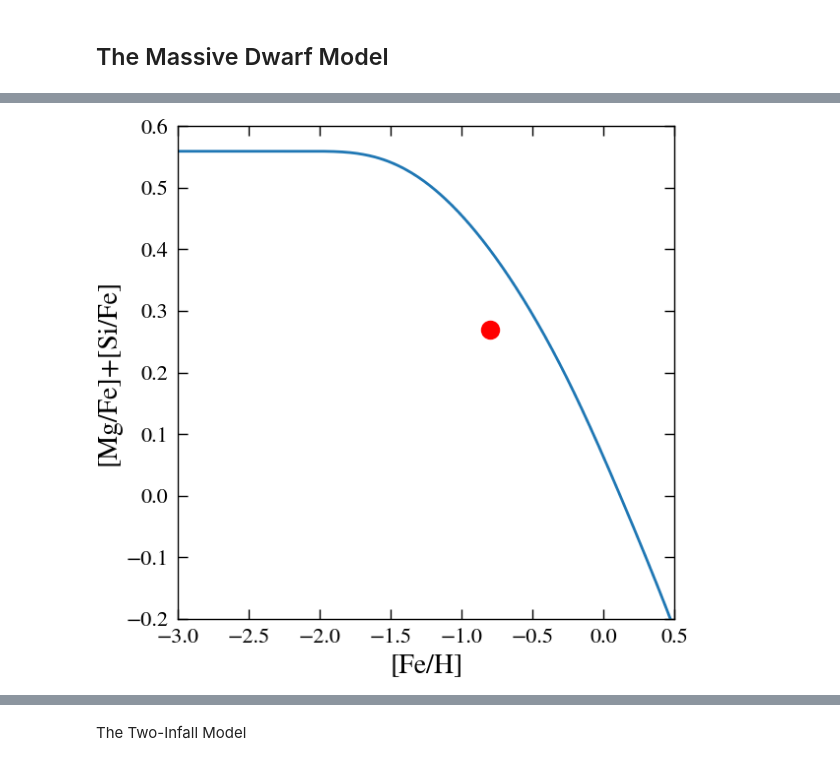
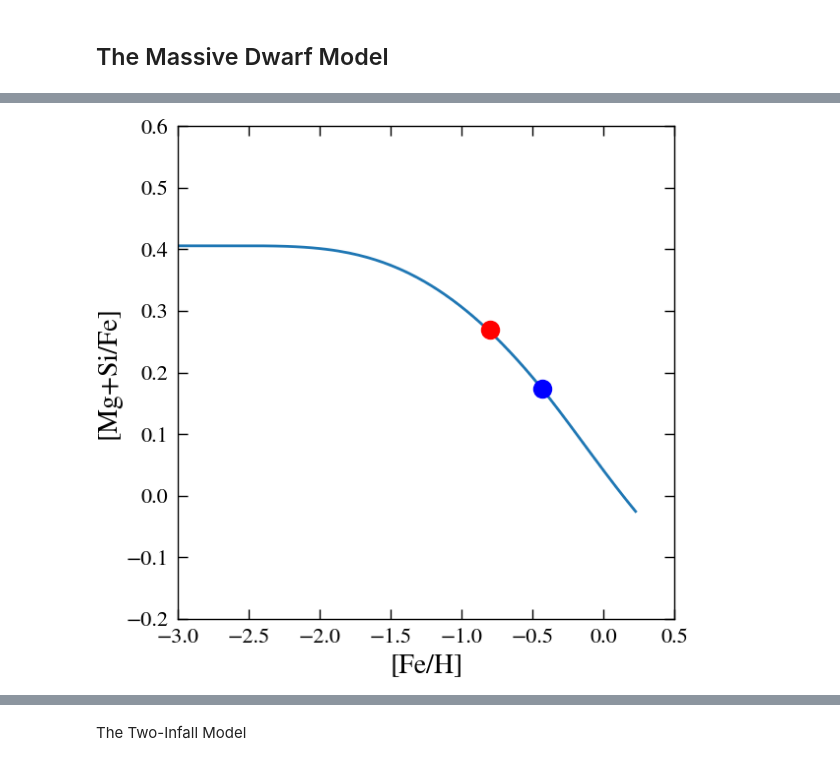
Before and after one commit to lodubay/twoinfall, a Jupyter notebook: src/scripts/spitoni2024.ipynb, the cells around one changed output, grey strips where cells are left out. Saved outputs shown, nothing was run; the diff lists cells and outputs as text; code cells hidden in the pictures.

```diff
--- a/src/scripts/spitoni2024.ipynb
+++ b/src/scripts/spitoni2024.ipynb
@@ -96,14 +116,18 @@ No artists with labels found to put in legend.  Note that artists whose label st
+# %%
+alpha_fe = np.log10((np.array(dwarf_hist['z(mg)']) + np.array(dwarf_hist['z(si)'])) / (vice.solar_z['mg'] + vice.solar_z['si'])) - np.array(dwarf_hist['[fe/h]'])
 # %%
 fig, ax = plt.subplots()
-ax.plot(dwarf_hist['[fe/h]'], np.array(dwarf_hist['[mg/fe]']) + np.array(dwarf_hist['[si/fe]']))
+ax.plot(dwarf_hist['[fe/h]'], alpha_fe)
+tdisk = 1.3
+ax.plot(dwarf_hist['[fe/h]'][int(tdisk*100)], alpha_fe[int(tdisk*100)], 'bo')
 ax.plot(-0.8, 0.27, 'ro')
 ax.set_xlabel('[Fe/H]')
-ax.set_ylabel('[Mg/Fe]+[Si/Fe]')
+ax.set_ylabel('[Mg+Si/Fe]')
 ax.set_xlim(-3, 0.5)
 ax.set_ylim(-0.2, 0.6)
 plt.show()
 # %% [output]
-[figure, old version]
+[figure, new version]
 # %%
 dwarf_mdf = vice.mdf(str(output_dir / 'dwarf'))
 dwarf_mdf
```
Also changed, not shown: parts of 9 cells of this notebook, 1 other file.
